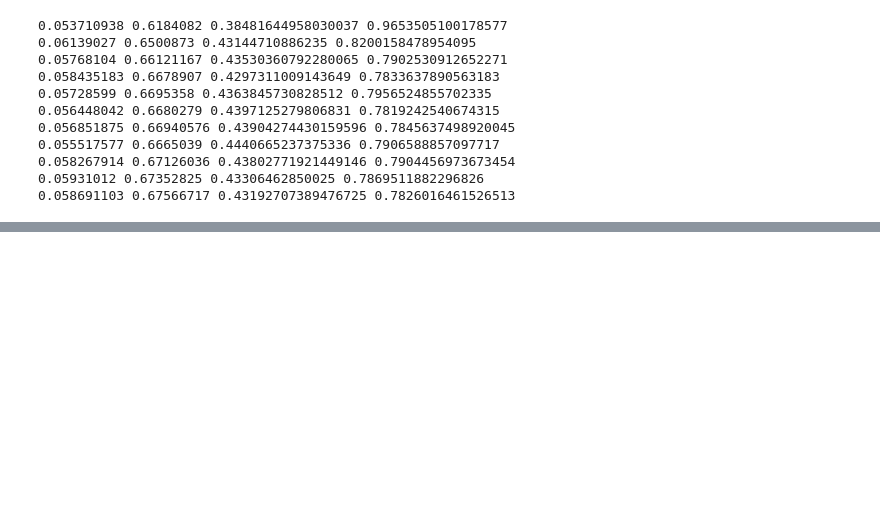
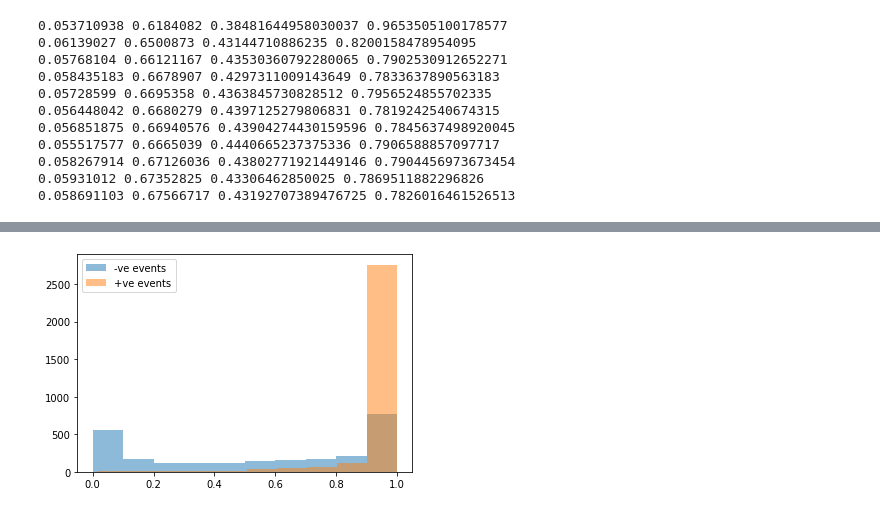
Before and after one commit to requeima/kernelcnp, a Jupyter notebook: notebooks/pred-prey-results/pred-prey-post-plots.ipynb, the cells around one changed output, grey strips where cells are left out. Saved outputs shown, nothing was run; the diff lists cells and outputs as text; code cells hidden in the pictures; blank space fills up the shorter version.

```diff
--- a/notebooks/pred-prey-results/pred-prey-post-plots.ipynb
+++ b/notebooks/pred-prey-results/pred-prey-post-plots.ipynb
@@ -4,6 +4,8 @@ import matplotlib.pyplot as plt
 import torch
 
 import pickle
+
+from scipy.stats.mstats import gmean
 
 from cnp.cnp import StandardPredPreyConvGNP, FullConvGNP
 from cnp.cov import (
@@ -24,10 +26,10 @@ from itertools import product
 import matplotlib
 
 from cnp.experiment import WorkingDirectory
-matplotlib.rcParams['text.usetex'] = True
+# matplotlib.rcParams['text.usetex'] = True
 
-plt.rc('text', usetex=True)
-plt.rc('font', family='serif')
+# plt.rc('text', usetex=True)
+# plt.rc('font', family='serif')
 
 def to_numpy(tensor):
     return tensor.cpu().detach().numpy()
@@ -93,6 +95,7 @@ def load_model(model_name, device, working_directory):
 
 # copyfile(f'../../experiments/predator-prey/simulated-data/sim-pred-prey-100-16-50-100-100-0/valid-data.pkl', 'data.pkl')
 
-model_directory = WorkingDirectory('/Users/stratis/repos/kernelcnp/kernelcnp/notebooks/pred-prey-results/models')
+model_directory = WorkingDirectory('/scratches/cblgpu07/em626/kernelcnp/kernelcnp/notebooks/pred-prey-results/models')
+# model_directory = WorkingDirectory('/Users/stratis/repos/kernelcnp/kernelcnp/notebooks/pred-prey-results/models')
 device = torch.device('cpu')
 # %% [output]
@@ -445,0 +525,14 @@ argmax_prob(data, model=model, threshold=0.1, num_samples=256, max_num_context=5
+# %%
+file = open('data.pkl', 'rb')
+data = pickle.load(file)
+file.close()
+
+model = load_model('convgnp-meanfield-identity', device=device, working_directory=model_directory)
+
+mf_log_probs_all, mf_true_events_all = threshold_estimator(data,
+                                                           model=model,
+                                                           threshold=0.5,
+                                                           num_samples=128,
+                                                           max_num_context=20,
+                                                           max_num_target=100,
+                                                           num_grid=300)
@@ -445,0 +551,10 @@ argmax_prob(data, model=model, threshold=0.1, num_samples=256, max_num_context=5
+# %%
+p = mf_log_probs_all.detach().cpu().numpy()
+y = mf_true_events_all.detach().cpu().numpy()
+
+plt.hist(p[np.where(y == 0)], alpha=0.5, label='-ve events')
+plt.hist(p[np.where(y == 1)], alpha=0.5, label='+ve events')
+plt.legend()
+plt.show()
+# %% [output]
+[figure, added]
```
Also changed, not shown: parts of 13 cells of this notebook, 5 other files.
